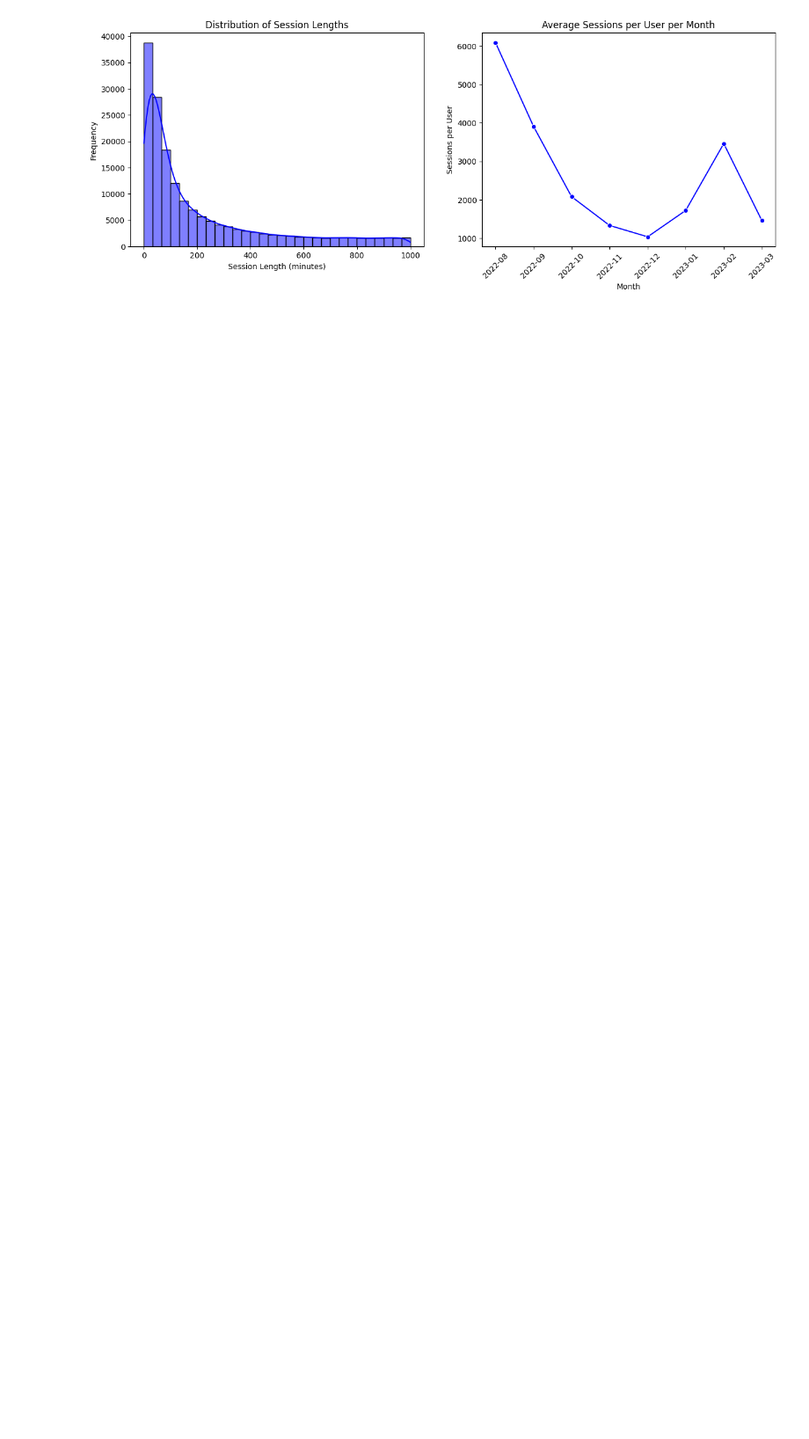
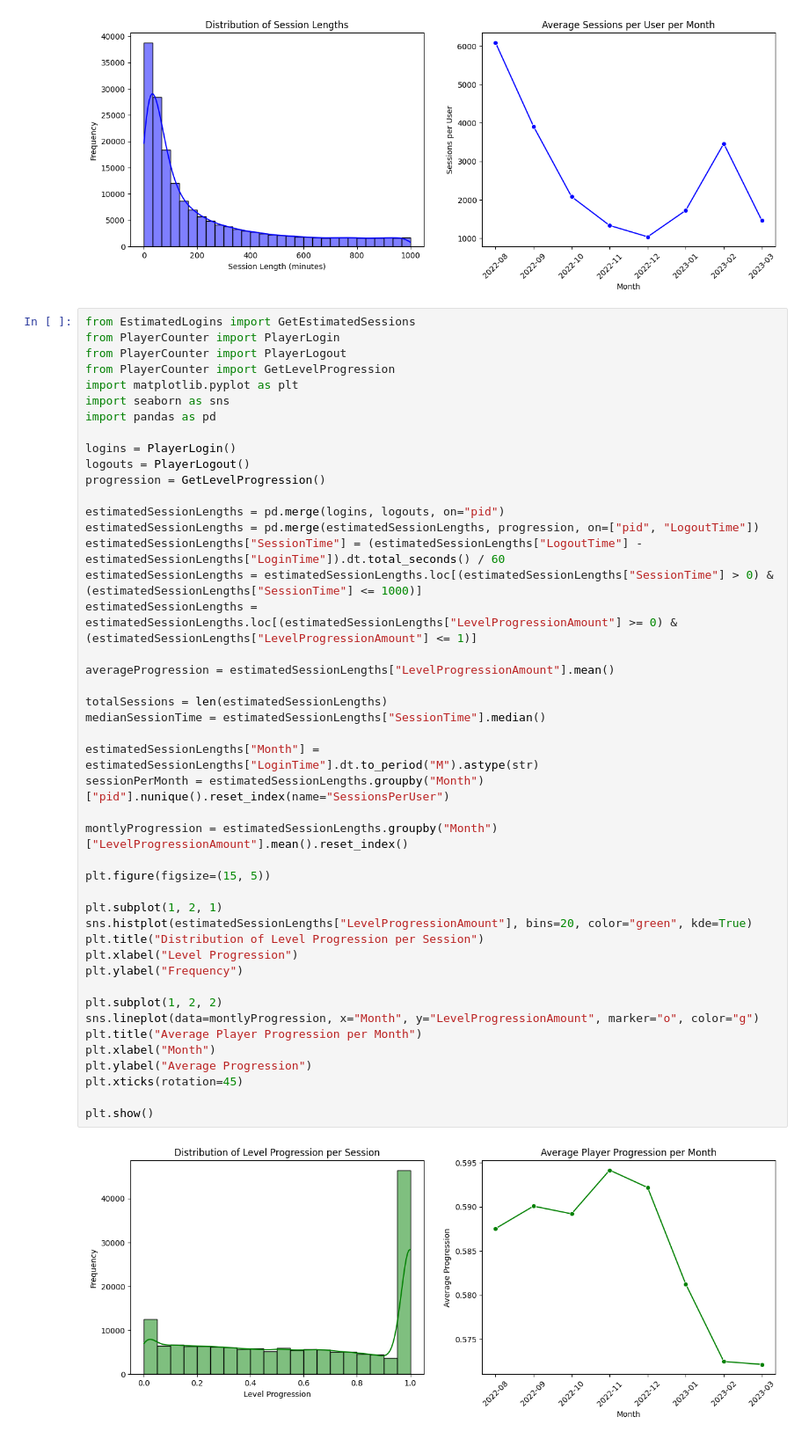
Before and after one commit to itcOnlineGaming/GA_25_P1_Part3_Darragh_McKernan, a Jupyter notebook: JupyterNotebook.ipynb, the cells around one changed output. Shown: that part at 88% size. Drawn from its saved outputs; the diff is of its cells as text; blank space fills up the shorter version.

Commit message:
#3.7 Player progression analysis

```diff
--- a/JupyterNotebook.ipynb
+++ b/JupyterNotebook.ipynb
@@ -128,3 +128,50 @@ plt.xticks(rotation=45)
 plt.show()
 # %% [output]
 [figure]
+# %%
+from EstimatedLogins import GetEstimatedSessions
+from PlayerCounter import PlayerLogin
+from PlayerCounter import PlayerLogout
+from PlayerCounter import GetLevelProgression
+import matplotlib.pyplot as plt
+import seaborn as sns
+import pandas as pd
+
+logins = PlayerLogin()
+logouts = PlayerLogout()
+progression = GetLevelProgression()
+
+estimatedSessionLengths = pd.merge(logins, logouts, on="pid")
+estimatedSessionLengths = pd.merge(estimatedSessionLengths, progression, on=["pid", "LogoutTime"])
+estimatedSessionLengths["SessionTime"] = (estimatedSessionLengths["LogoutTime"] - estimatedSessionLengths["LoginTime"]).dt.total_seconds() / 60
+estimatedSessionLengths = estimatedSessionLengths.loc[(estimatedSessionLengths["SessionTime"] > 0) & (estimatedSessionLengths["SessionTime"] <= 1000)]
+estimatedSessionLengths = estimatedSessionLengths.loc[(estimatedSessionLengths["LevelProgressionAmount"] >= 0) & (estimatedSessionLengths["LevelProgressionAmount"] <= 1)]
+
+averageProgression = estimatedSessionLengths["LevelProgressionAmount"].mean()
+
+totalSessions = len(estimatedSessionLengths)
+medianSessionTime = estimatedSessionLengths["SessionTime"].median()
+
+estimatedSessionLengths["Month"] = estimatedSessionLengths["LoginTime"].dt.to_period("M").astype(str)
+sessionPerMonth = estimatedSessionLengths.groupby("Month")["pid"].nunique().reset_index(name="SessionsPerUser")
+
+montlyProgression = estimatedSessionLengths.groupby("Month")["LevelProgressionAmount"].mean().reset_index()
+
+plt.figure(figsize=(15, 5))
+
+plt.subplot(1, 2, 1)
+sns.histplot(estimatedSessionLengths["LevelProgressionAmount"], bins=20, color="green", kde=True)
+plt.title("Distribution of Level Progression per Session")
+plt.xlabel("Level Progression")
+plt.ylabel("Frequency")
+
+plt.subplot(1, 2, 2)
+sns.lineplot(data=montlyProgression, x="Month", y="LevelProgressionAmount", marker="o", color="g")
+plt.title("Average Player Progression per Month")
+plt.xlabel("Month")
+plt.ylabel("Average Progression")
+plt.xticks(rotation=45)
+
+plt.show()
+# %% [output]
+[figure, added]
```
Also changed, not shown: parts of 1 cell of this notebook, 1 other file.
